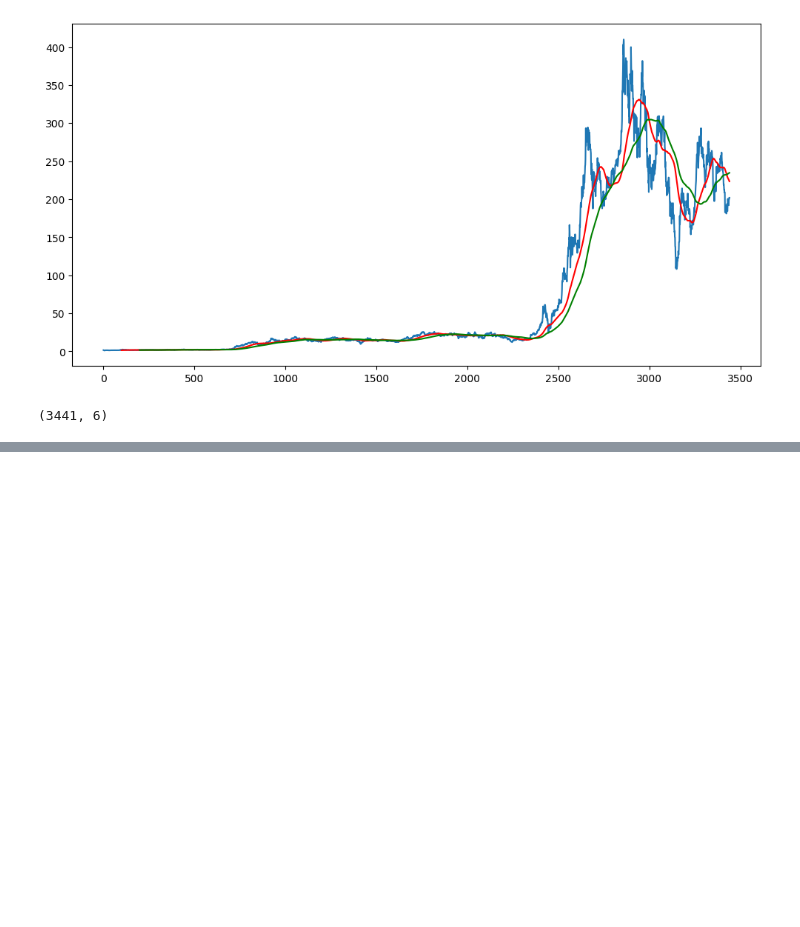
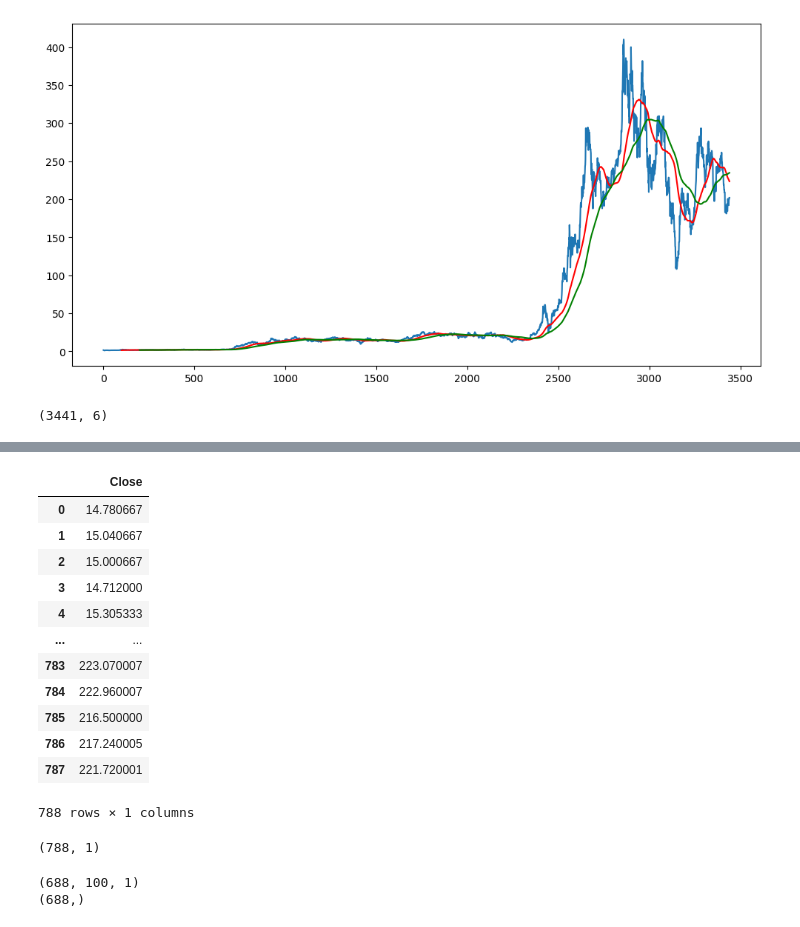
Before and after one commit to NolanMM/Notebook-Practice-NolanM, a Jupyter notebook: Stock Trend Prediction Streamlit/LSTM Model Pandas.ipynb, the cells around one changed output, grey strips where cells are left out. Cells and saved outputs as stored; diff of their text form; code cells hidden in the pictures; blank space fills up the shorter version.

```diff
--- a/Stock Trend Prediction Streamlit/LSTM Model Pandas.ipynb
+++ b/Stock Trend Prediction Streamlit/LSTM Model Pandas.ipynb
@@ -164,0 +264,20 @@ data_training_transform = scaler.fir_transform(data_training)
+# %%
+past_100_days_validating = data_training.tail(100)
+# %%
+final_df_validating = pd.concat([past_100_days_validating, data_validating], ignore_index=True)
+# %%
+final_df_validating
+# %% [output]
+|  | Close |
+| 0 | 14.780667 |
+| 1 | 15.040667 |
+| 2 | 15.000667 |
+| 3 | 14.712000 |
+| 4 | 15.305333 |
+| ... | ... |
+| 783 | 223.070007 |
+| 784 | 222.960007 |
+| 785 | 216.500000 |
+| 786 | 217.240005 |
+| 787 | 221.720001 |
+788 rows × 1 columns
@@ -164,0 +286,4 @@ data_training_transform = scaler.fir_transform(data_training)
+# %%
+input_validating_data.shape
+# %% [output]
+(788, 1)
@@ -164,0 +299,6 @@ data_training_transform = scaler.fir_transform(data_training)
+# %%
+print(x_validate_np.shape)
+print(y_validate_np.shape)
+# %% [output]
+(688, 100, 1)
+(688,)
```
Also changed, not shown: parts of 23 cells of this notebook, 5 other files.
